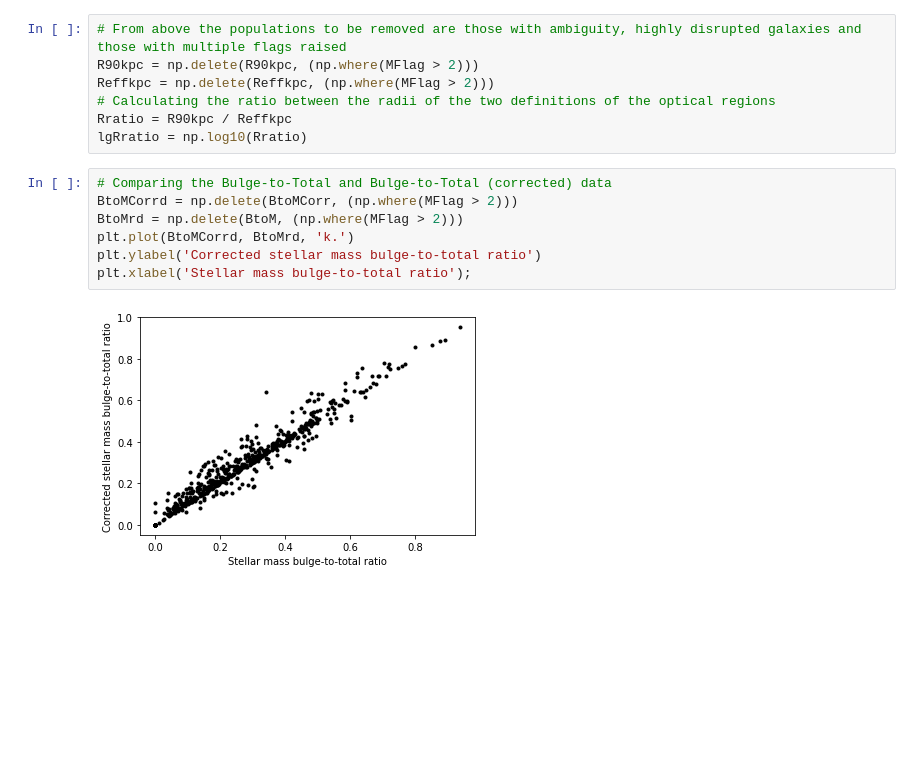
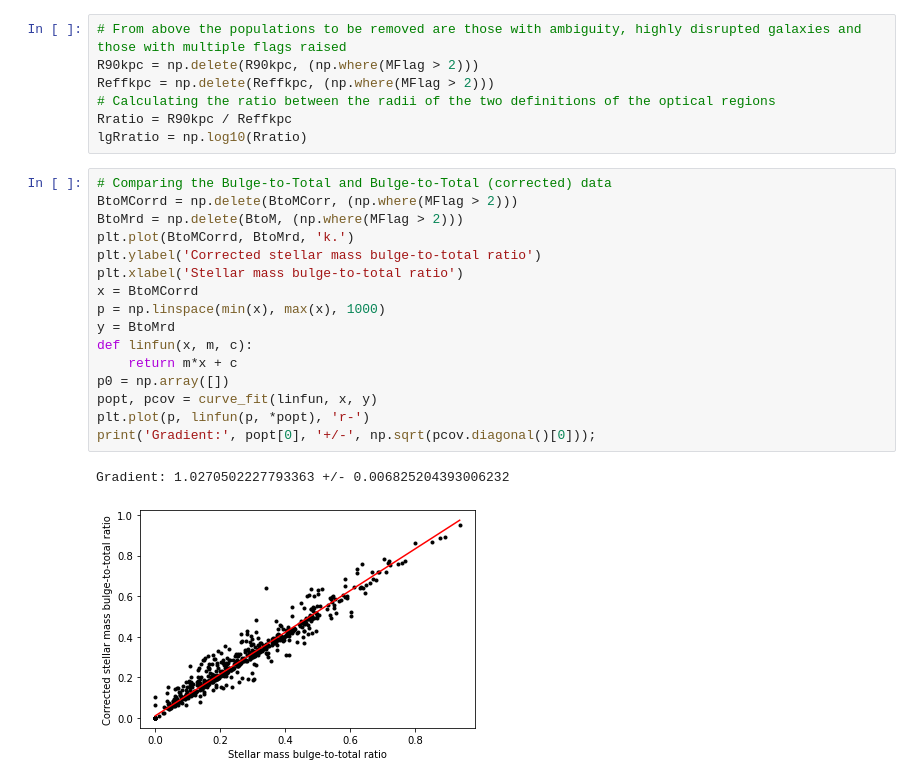
Before and after one commit to Luke-Williams-01/Luke-Williams-01, a Jupyter notebook: ICRARproject.ipynb, the cells around one changed output. Cells and saved outputs as stored; diff of their text form; blank space fills up the shorter version.

```diff
--- a/ICRARproject.ipynb
+++ b/ICRARproject.ipynb
@@ -1189,12 +1189,22 @@ lgRratio = np.log10(Rratio)
 # %%
 # Comparing the Bulge-to-Total and Bulge-to-Total (corrected) data
 BtoMCorrd = np.delete(BtoMCorr, (np.where(MFlag > 2)))
 BtoMrd = np.delete(BtoM, (np.where(MFlag > 2)))
 plt.plot(BtoMCorrd, BtoMrd, 'k.')
 plt.ylabel('Corrected stellar mass bulge-to-total ratio')
-plt.xlabel('Stellar mass bulge-to-total ratio');
+plt.xlabel('Stellar mass bulge-to-total ratio')
+x = BtoMCorrd
+p = np.linspace(min(x), max(x), 1000)
+y = BtoMrd
+def linfun(x, m, c):
+    return m*x + c
+p0 = np.array([])
+popt, pcov = curve_fit(linfun, x, y)
+plt.plot(p, linfun(p, *popt), 'r-')
+print('Gradient:', popt[0], '+/-', np.sqrt(pcov.diagonal()[0]));
 # %% [output]
+Gradient: 1.0270502227793363 +/- 0.006825204393006232
-[figure, old version]
+[figure, new version]
 # %%
 # Cutting the relevant stellar mass properties
 lgMstar_cut = np.delete(lgMstar, (np.where(MFlag > 2)))
```
Also changed, not shown: parts of 3 cells of this notebook.
